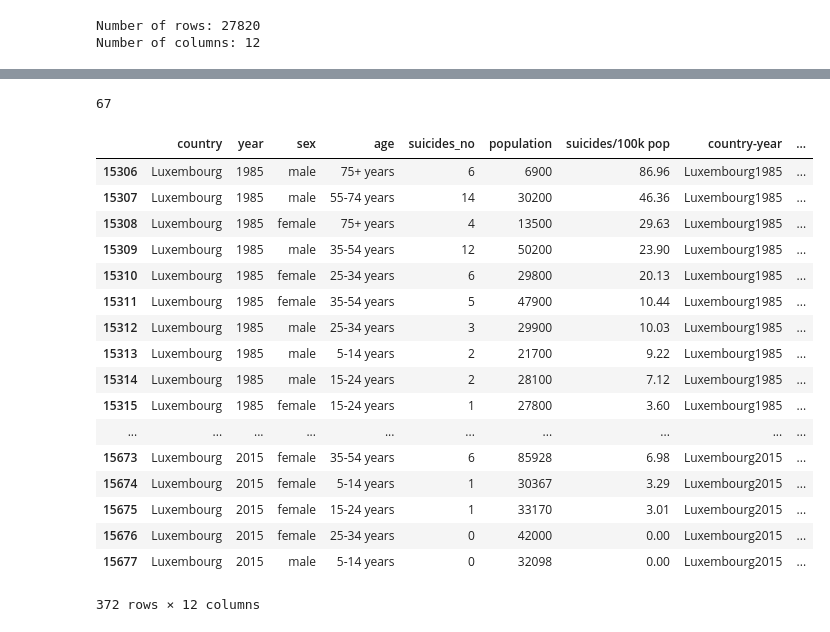
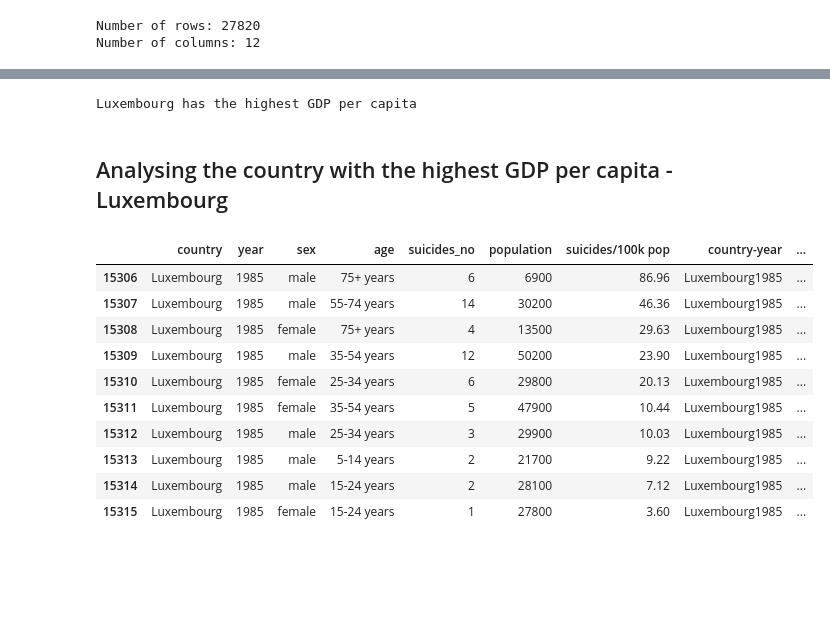
Before and after one commit to Igorth/practicing_kaggle, a Jupyter notebook: Suicide Rates Overview 1985 to 2016/Suicide Rates Overview 1985 to 2016.ipynb, the cells around one changed output, grey strips where cells are left out. Saved outputs shown, nothing was run; the diff lists cells and outputs as text; code cells hidden in the pictures; blank space fills up the shorter version.

```diff
--- a/Suicide Rates Overview 1985 to 2016/Suicide Rates Overview 1985 to 2016.ipynb
+++ b/Suicide Rates Overview 1985 to 2016/Suicide Rates Overview 1985 to 2016.ipynb
@@ -79,25 +79,22 @@ analysis_max_gdp_per_capita
-# %%
-analysis_max_gdp_per_capita["suicides_no"].
-# %% [output]
-67
+# %%
+print("Luxembourg has the highest GDP per capita")
+# %% [output]
+Luxembourg has the highest GDP per capita
+# %% [markdown]
+## Analysing the country with the highest GDP per capita - Luxembourg
 # %%
-df.query("country == 'Luxembourg'")
+df_luxembourg = df.query("country == 'Luxembourg'")
-# %% [output]
-|  | country | year | sex | age | suicides_no | population | suicides/100k pop | country-year | ... |
-| 15306 | Luxembourg | 1985 | male | 75+ years | 6 | 6900 | 86.96 | Luxembourg1985 | ... |
-| 15307 | Luxembourg | 1985 | male | 55-74 years | 14 | 30200 | 46.36 | Luxembourg1985 | ... |
-| 15308 | Luxembourg | 1985 | female | 75+ years | 4 | 13500 | 29.63 | Luxembourg1985 | ... |
-| 15309 | Luxembourg | 1985 | male | 35-54 years | 12 | 50200 | 23.90 | Luxembourg1985 | ... |
-| 15310 | Luxembourg | 1985 | female | 25-34 years | 6 | 29800 | 20.13 | Luxembourg1985 | ... |
-| 15311 | Luxembourg | 1985 | female | 35-54 years | 5 | 47900 | 10.44 | Luxembourg1985 | ... |
-| 15312 | Luxembourg | 1985 | male | 25-34 years | 3 | 29900 | 10.03 | Luxembourg1985 | ... |
-| 15313 | Luxembourg | 1985 | male | 5-14 years | 2 | 21700 | 9.22 | Luxembourg1985 | ... |
-| 15314 | Luxembourg | 1985 | male | 15-24 years | 2 | 28100 | 7.12 | Luxembourg1985 | ... |
-| 15315 | Luxembourg | 1985 | female | 15-24 years | 1 | 27800 | 3.60 | Luxembourg1985 | ... |
-| ... | ... | ... | ... | ... | ... | ... | ... | ... | ... |
-| 15673 | Luxembourg | 2015 | female | 35-54 years | 6 | 85928 | 6.98 | Luxembourg2015 | ... |
-| 15674 | Luxembourg | 2015 | female | 5-14 years | 1 | 30367 | 3.29 | Luxembourg2015 | ... |
-| 15675 | Luxembourg | 2015 | female | 15-24 years | 1 | 33170 | 3.01 | Luxembourg2015 | ... |
-| 15676 | Luxembourg | 2015 | female | 25-34 years | 0 | 42000 | 0.00 | Luxembourg2015 | ... |
-| 15677 | Luxembourg | 2015 | male | 5-14 years | 0 | 32098 | 0.00 | Luxembourg2015 | ... |
-372 rows × 12 columns
+# %%
+df_luxembourg.head(10)
+# %% [output]
+|  | country | year | sex | age | suicides_no | population | suicides/100k pop | country-year | ... |
+| 15306 | Luxembourg | 1985 | male | 75+ years | 6 | 6900 | 86.96 | Luxembourg1985 | ... |
+| 15307 | Luxembourg | 1985 | male | 55-74 years | 14 | 30200 | 46.36 | Luxembourg1985 | ... |
+| 15308 | Luxembourg | 1985 | female | 75+ years | 4 | 13500 | 29.63 | Luxembourg1985 | ... |
+| 15309 | Luxembourg | 1985 | male | 35-54 years | 12 | 50200 | 23.90 | Luxembourg1985 | ... |
+| 15310 | Luxembourg | 1985 | female | 25-34 years | 6 | 29800 | 20.13 | Luxembourg1985 | ... |
+| 15311 | Luxembourg | 1985 | female | 35-54 years | 5 | 47900 | 10.44 | Luxembourg1985 | ... |
+| 15312 | Luxembourg | 1985 | male | 25-34 years | 3 | 29900 | 10.03 | Luxembourg1985 | ... |
+| 15313 | Luxembourg | 1985 | male | 5-14 years | 2 | 21700 | 9.22 | Luxembourg1985 | ... |
+| 15314 | Luxembourg | 1985 | male | 15-24 years | 2 | 28100 | 7.12 | Luxembourg1985 | ... |
+| 15315 | Luxembourg | 1985 | female | 15-24 years | 1 | 27800 | 3.60 | Luxembourg1985 | ... |
```
Also changed, not shown: parts of 6 cells of this notebook.
